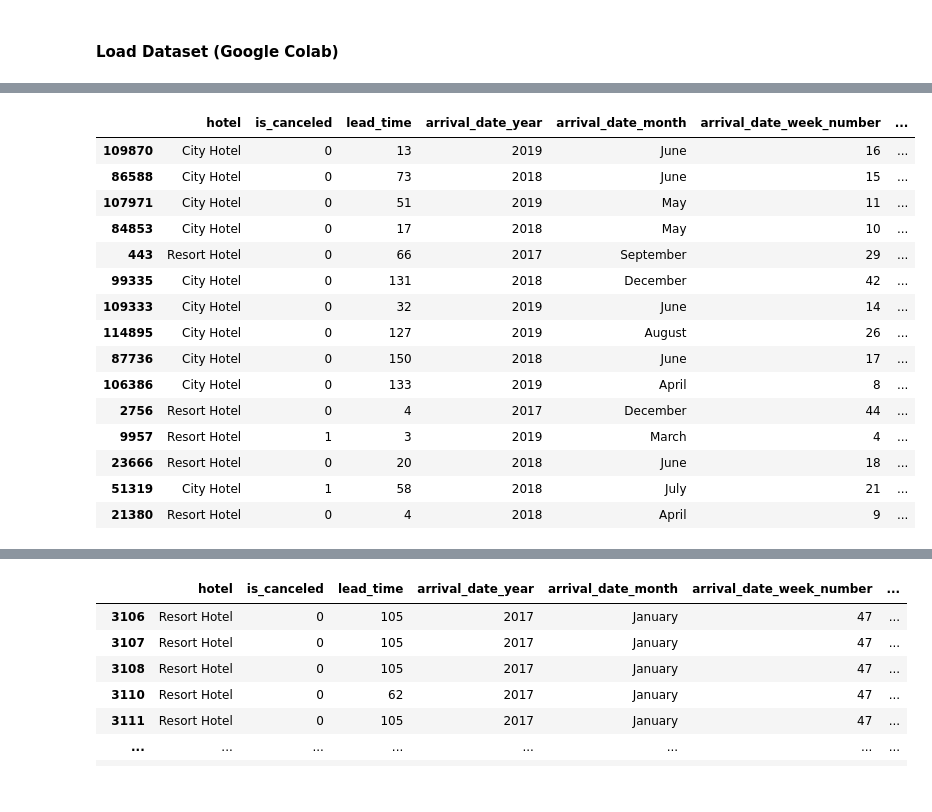
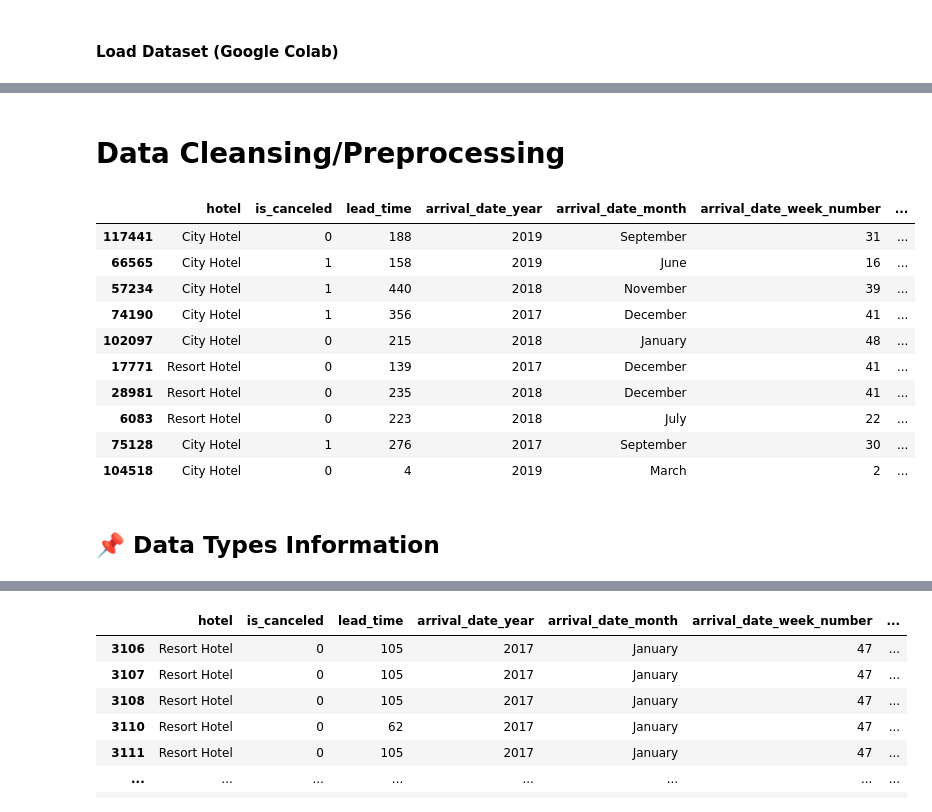
Before and after one commit to mcikalmerdeka/Investigate-Hotel-Business-Using-Data-Visualization, a Jupyter notebook: Task 1/Task_1_Data_Preprocessing.ipynb, the cells around one changed output, grey strips where cells are left out. Saved outputs shown, nothing was run; the diff lists cells and outputs as text; code cells hidden in the pictures.

```diff
--- a/Task 1/Task_1_Data_Preprocessing.ipynb
+++ b/Task 1/Task_1_Data_Preprocessing.ipynb
@@ -40,23 +41,22 @@ Mounted at /content/drive
+# %% [markdown]
+# **Data Cleansing/Preprocessing**
 # %%
 # Retrieve 15 sample lines from the available data
-df.sample(15)
+df.sample(10)
 # %% [output]
 |  | hotel | is_canceled | lead_time | arrival_date_year | arrival_date_month | arrival_date_week_number | ... |
-| 109870 | City Hotel | 0 | 13 | 2019 | June | 16 | ... |
-| 86588 | City Hotel | 0 | 73 | 2018 | June | 15 | ... |
-| 107971 | City Hotel | 0 | 51 | 2019 | May | 11 | ... |
-| 84853 | City Hotel | 0 | 17 | 2018 | May | 10 | ... |
-| 443 | Resort Hotel | 0 | 66 | 2017 | September | 29 | ... |
-| 99335 | City Hotel | 0 | 131 | 2018 | December | 42 | ... |
-| 109333 | City Hotel | 0 | 32 | 2019 | June | 14 | ... |
-| 114895 | City Hotel | 0 | 127 | 2019 | August | 26 | ... |
-| 87736 | City Hotel | 0 | 150 | 2018 | June | 17 | ... |
-| 106386 | City Hotel | 0 | 133 | 2019 | April | 8 | ... |
-| 2756 | Resort Hotel | 0 | 4 | 2017 | December | 44 | ... |
-| 9957 | Resort Hotel | 1 | 3 | 2019 | March | 4 | ... |
-| 23666 | Resort Hotel | 0 | 20 | 2018 | June | 18 | ... |
-| 51319 | City Hotel | 1 | 58 | 2018 | July | 21 | ... |
-| 21380 | Resort Hotel | 0 | 4 | 2018 | April | 9 | ... |
+| 117441 | City Hotel | 0 | 188 | 2019 | September | 31 | ... |
+| 66565 | City Hotel | 1 | 158 | 2019 | June | 16 | ... |
+| 57234 | City Hotel | 1 | 440 | 2018 | November | 39 | ... |
+| 74190 | City Hotel | 1 | 356 | 2017 | December | 41 | ... |
+| 102097 | City Hotel | 0 | 215 | 2018 | January | 48 | ... |
+| 17771 | Resort Hotel | 0 | 139 | 2017 | December | 41 | ... |
+| 28981 | Resort Hotel | 0 | 235 | 2018 | December | 41 | ... |
+| 6083 | Resort Hotel | 0 | 223 | 2018 | July | 22 | ... |
+| 75128 | City Hotel | 1 | 276 | 2017 | September | 30 | ... |
+| 104518 | City Hotel | 0 | 4 | 2019 | March | 2 | ... |
+# %% [markdown]
+## **📌 Data Types Information**
 # %%
 # Viewing information available in the dataset
 df.info()
```
Also changed, not shown: parts of 41 cells of this notebook.
